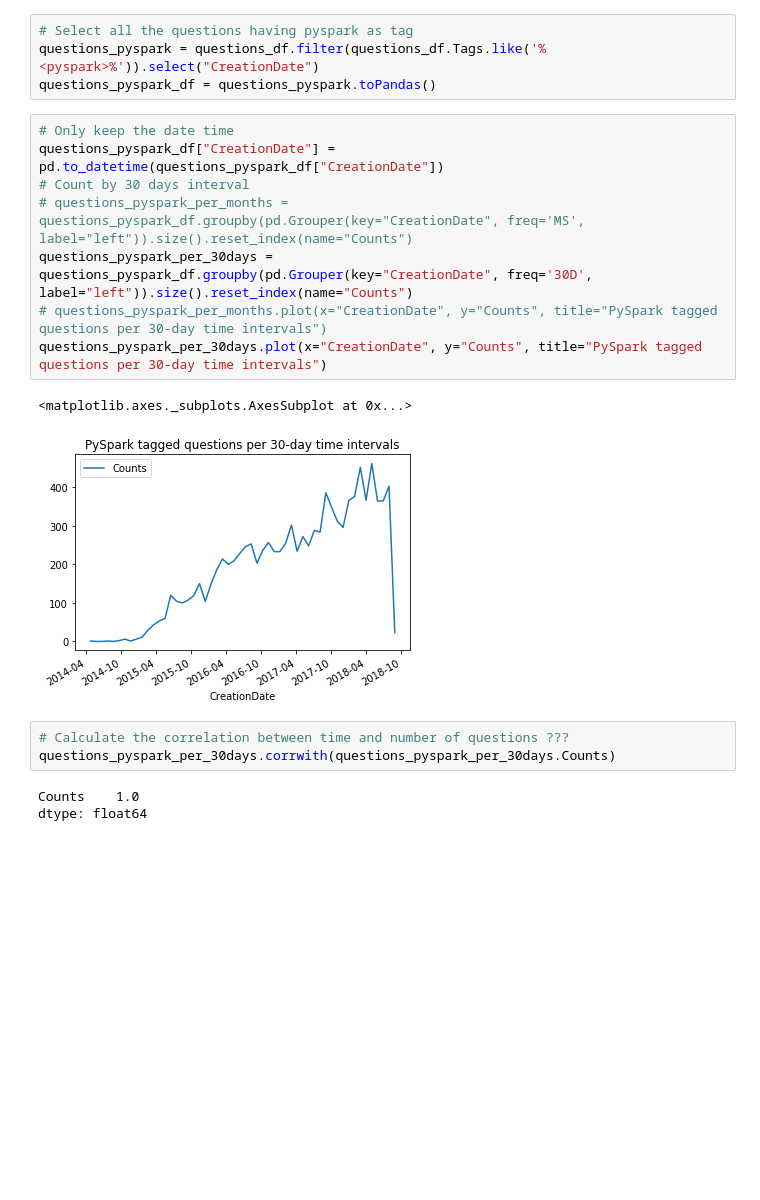
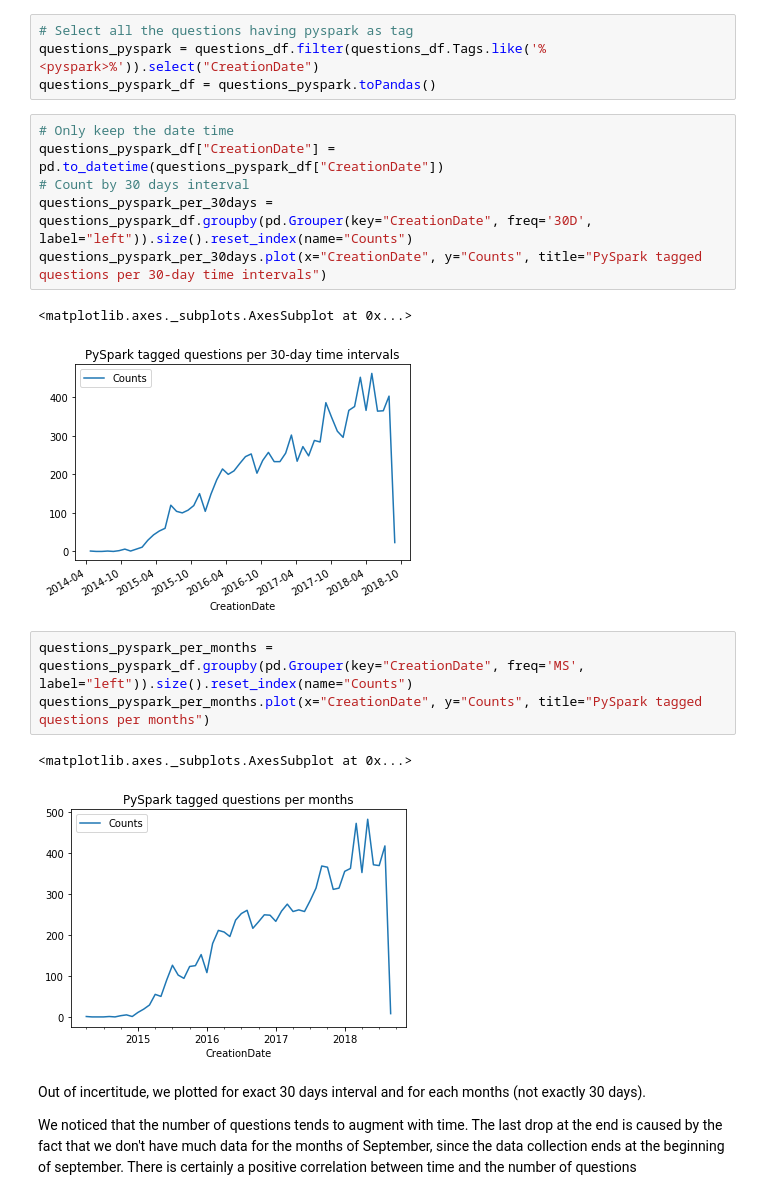
Before and after one commit to Sytta/ADA2018-Homework-CANada, a Jupyter notebook: 03 - Spark and Reading the Stats/Homework3.ipynb, the cells around one changed output. Drawn from its saved outputs; the diff is of its cells as text; blank space fills up the shorter version.

```diff
--- a/03 - Spark and Reading the Stats/Homework3.ipynb
+++ b/03 - Spark and Reading the Stats/Homework3.ipynb
@@ -465,16 +510,18 @@ questions_pyspark_df = questions_pyspark.toPandas()
 # Only keep the date time
 questions_pyspark_df["CreationDate"] = pd.to_datetime(questions_pyspark_df["CreationDate"])
 # Count by 30 days interval
-# questions_pyspark_per_months = questions_pyspark_df.groupby(pd.Grouper(key="CreationDate", freq='MS', label="left")).size().reset_index(name="Counts")
 questions_pyspark_per_30days = questions_pyspark_df.groupby(pd.Grouper(key="CreationDate", freq='30D', label="left")).size().reset_index(name="Counts")
-# questions_pyspark_per_months.plot(x="CreationDate", y="Counts", title="PySpark tagged questions per 30-day time intervals")
 questions_pyspark_per_30days.plot(x="CreationDate", y="Counts", title="PySpark tagged questions per 30-day time intervals")
 # %% [output]
 <matplotlib.axes._subplots.AxesSubplot at 0x...>
 [figure]
-# %%
-# Calculate the correlation between time and number of questions ???
-questions_pyspark_per_30days.corrwith(questions_pyspark_per_30days.Counts)
-# %% [output]
-Counts    1.0
-dtype: float64
+# %%
+questions_pyspark_per_months = questions_pyspark_df.groupby(pd.Grouper(key="CreationDate", freq='MS', label="left")).size().reset_index(name="Counts")
+questions_pyspark_per_months.plot(x="CreationDate", y="Counts", title="PySpark tagged questions per months")
+# %% [output]
+<matplotlib.axes._subplots.AxesSubplot at 0x...>
+[figure, added]
+# %% [markdown]
+Out of incertitude, we plotted for exact 30 days interval and for each months (not exactly 30 days).
+
+We noticed that the number of questions tends to augment with time. The last drop at the end is caused by the fact that we don't have much data for the months of September, since the data collection ends at the beginning of september. There is certainly a positive correlation between time and the number of questions
```
Also changed, not shown: parts of 12 cells of this notebook.
